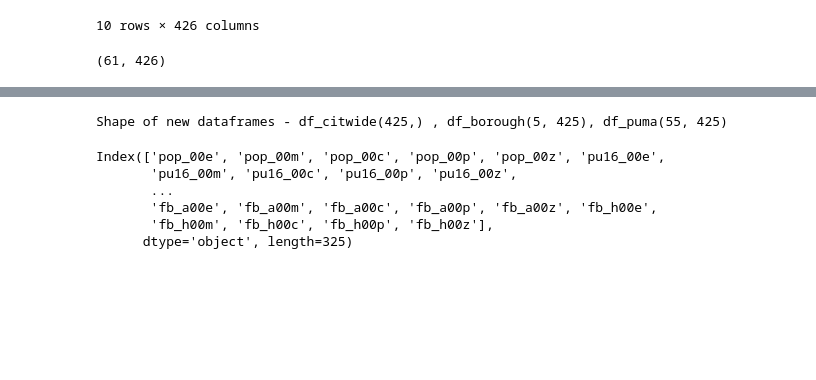
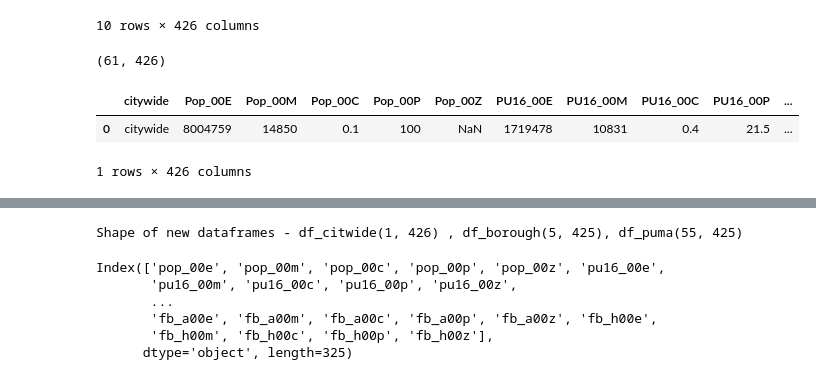
Before and after one commit to NYCPlanning/db-equitable-development-tool, a Jupyter notebook: notebooks/decennial_census_exploratory.ipynb, the cells around one changed output, grey strips where cells are left out. Cells and saved outputs as stored; diff of their text form; code cells hidden in the pictures; blank space fills up the shorter version.

```diff
--- a/notebooks/decennial_census_exploratory.ipynb
+++ b/notebooks/decennial_census_exploratory.ipynb
@@ -58,3 +58,11 @@ df_citywide = df2000.loc["citywide"]
+# %%
+ df_citywide = df2000.loc[["citywide"]].reset_index().rename(columns = {"GeoID": "citywide"})
+# %%
+df_citywide.head()
+# %% [output]
+|  | citywide | Pop_00E | Pop_00M | Pop_00C | Pop_00P | Pop_00Z | PU16_00E | PU16_00M | PU16_00C | PU16_00P | ... |
+| 0 | citywide | 8004759 | 14850 | 0.1 | 100 | NaN | 1719478 | 10831 | 0.4 | 21.5 | ... |
+1 rows × 426 columns
 # %%
 df_borough = df2000.loc[["BX", "BK", "MN", "QN", "SI"]]
 # %%
@@ -71,6 +79,7 @@ df_puma.head()
 | 3705 | 140777 | 2667 | 1.2 | 100 | NaN | 42829 | 1609 | 2.3 | 30.4 | 1.0 | ... |
 5 rows × 425 columns
 # %%
+### check the shape to see if the dataframes contain all necessary geo rows
 print("Shape of new dataframes - df_citwide{} , df_borough{}, df_puma{}".format(df_citywide.shape, df_borough.shape, df_puma.shape))
 # %% [output]
-Shape of new dataframes - df_citwide(425,) , df_borough(5, 425), df_puma(55, 425)
+Shape of new dataframes - df_citwide(1, 426) , df_borough(5, 425), df_puma(55, 425)
```
Also changed, not shown: parts of 20 cells of this notebook, 12 other files.
